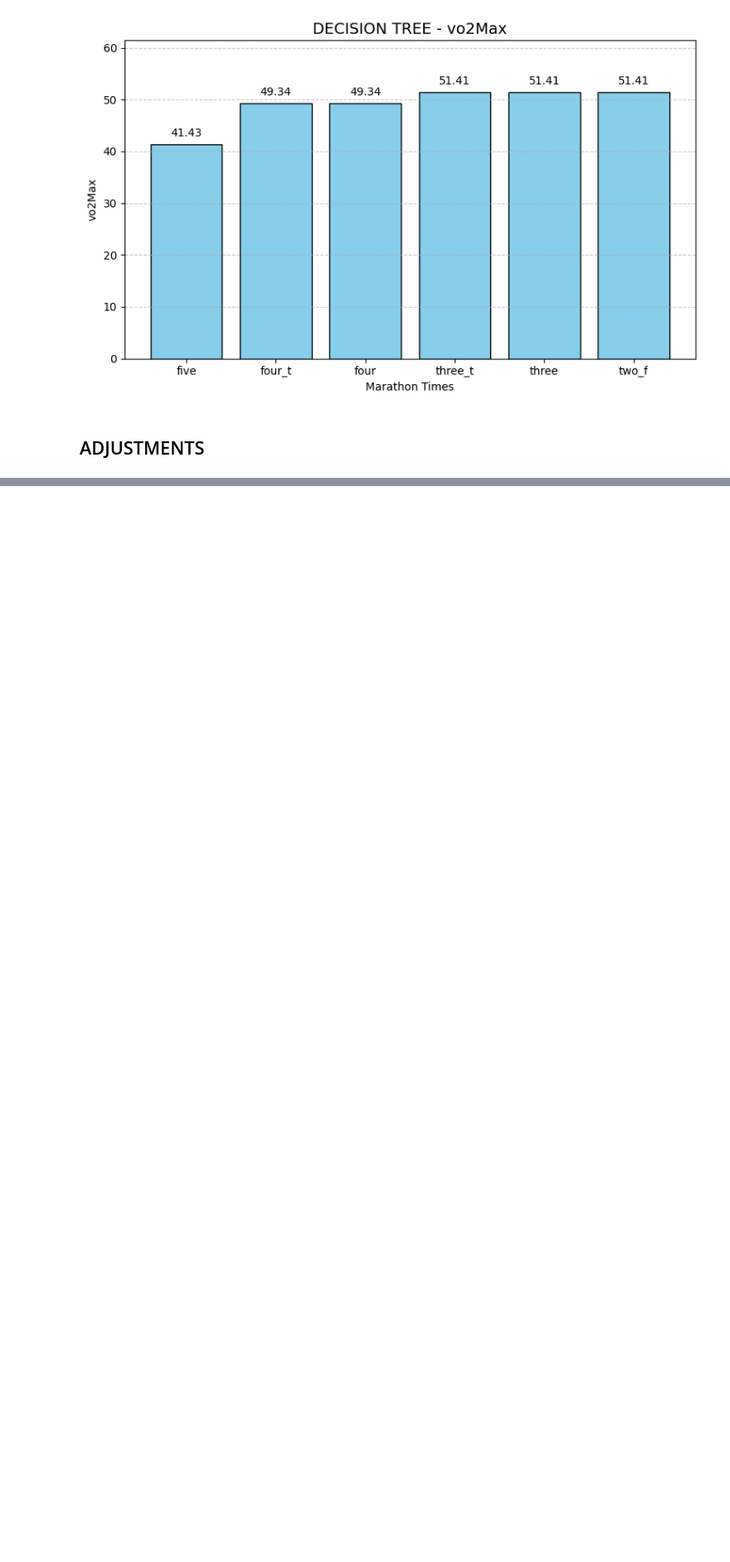
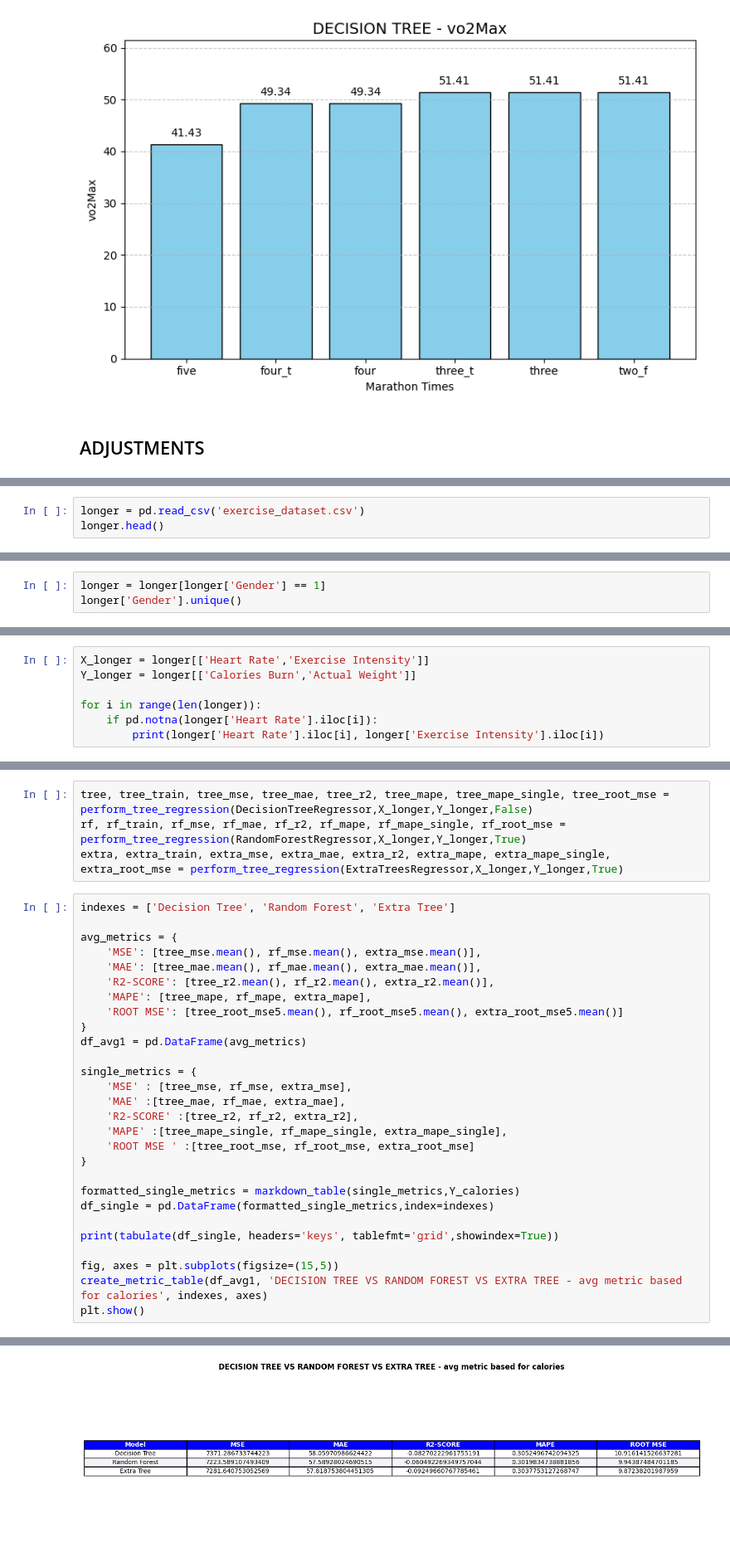
Before and after one commit to lambione/ML-running-thesis, a Jupyter notebook: multiOutputTrees.ipynb, the cells around one changed output, grey strips where cells are left out. Shown at 83% size. Saved outputs shown, nothing was run; the diff lists cells and outputs as text; blank space fills up the shorter version.

```diff
--- a/multiOutputTrees.ipynb
+++ b/multiOutputTrees.ipynb
@@ -1158,0 +1345,3 @@ for i,pred_elem in enumerate(prediction_arr):
+# %%
+longer = pd.read_csv('exercise_dataset.csv')
+longer.head()
@@ -1158,0 +1410,3 @@ for i,pred_elem in enumerate(prediction_arr):
+# %%
+longer = longer[longer['Gender'] == 1]
+longer['Gender'].unique()
@@ -1158,0 +1424,7 @@ for i,pred_elem in enumerate(prediction_arr):
+# %%
+X_longer = longer[['Heart Rate','Exercise Intensity']]
+Y_longer = longer[['Calories Burn','Actual Weight']]
+
+for i in range(len(longer)):
+    if pd.notna(longer['Heart Rate'].iloc[i]):
+        print(longer['Heart Rate'].iloc[i], longer['Exercise Intensity'].iloc[i])
@@ -1158,0 +1451,33 @@ for i,pred_elem in enumerate(prediction_arr):
+# %%
+tree, tree_train, tree_mse, tree_mae, tree_r2, tree_mape, tree_mape_single, tree_root_mse = perform_tree_regression(DecisionTreeRegressor,X_longer,Y_longer,False)
+rf, rf_train, rf_mse, rf_mae, rf_r2, rf_mape, rf_mape_single, rf_root_mse = perform_tree_regression(RandomForestRegressor,X_longer,Y_longer,True)
+extra, extra_train, extra_mse, extra_mae, extra_r2, extra_mape, extra_mape_single, extra_root_mse = perform_tree_regression(ExtraTreesRegressor,X_longer,Y_longer,True)
+# %%
+indexes = ['Decision Tree', 'Random Forest', 'Extra Tree']
+
+avg_metrics = {
+    'MSE': [tree_mse.mean(), rf_mse.mean(), extra_mse.mean()],
+    'MAE': [tree_mae.mean(), rf_mae.mean(), extra_mae.mean()],
+    'R2-SCORE': [tree_r2.mean(), rf_r2.mean(), extra_r2.mean()],
+    'MAPE': [tree_mape, rf_mape, extra_mape],
+    'ROOT MSE': [tree_root_mse5.mean(), rf_root_mse5.mean(), extra_root_mse5.mean()]
+}
+df_avg1 = pd.DataFrame(avg_metrics)
+
+single_metrics = {
+    'MSE' : [tree_mse, rf_mse, extra_mse],
+    'MAE' :[tree_mae, rf_mae, extra_mae],
+    'R2-SCORE' :[tree_r2, rf_r2, extra_r2],
+    'MAPE' :[tree_mape_single, rf_mape_single, extra_mape_single],
+    'ROOT MSE ' :[tree_root_mse, rf_root_mse, extra_root_mse]
+}
+
+formatted_single_metrics = markdown_table(single_metrics,Y_calories)
+df_single = pd.DataFrame(formatted_single_metrics,index=indexes)
+
+print(tabulate(df_single, headers='keys', tablefmt='grid',showindex=True))
+
+fig, axes = plt.subplots(figsize=(15,5))
+create_metric_table(df_avg1, 'DECISION TREE VS RANDOM FOREST VS EXTRA TREE - avg metric based for calories', indexes, axes)
+plt.show()
+# %% [output]
@@ -1158,0 +1492 @@ for i,pred_elem in enumerate(prediction_arr):
+[figure, added]
```
Also changed, not shown: parts of 34 cells of this notebook, 3 other files.
